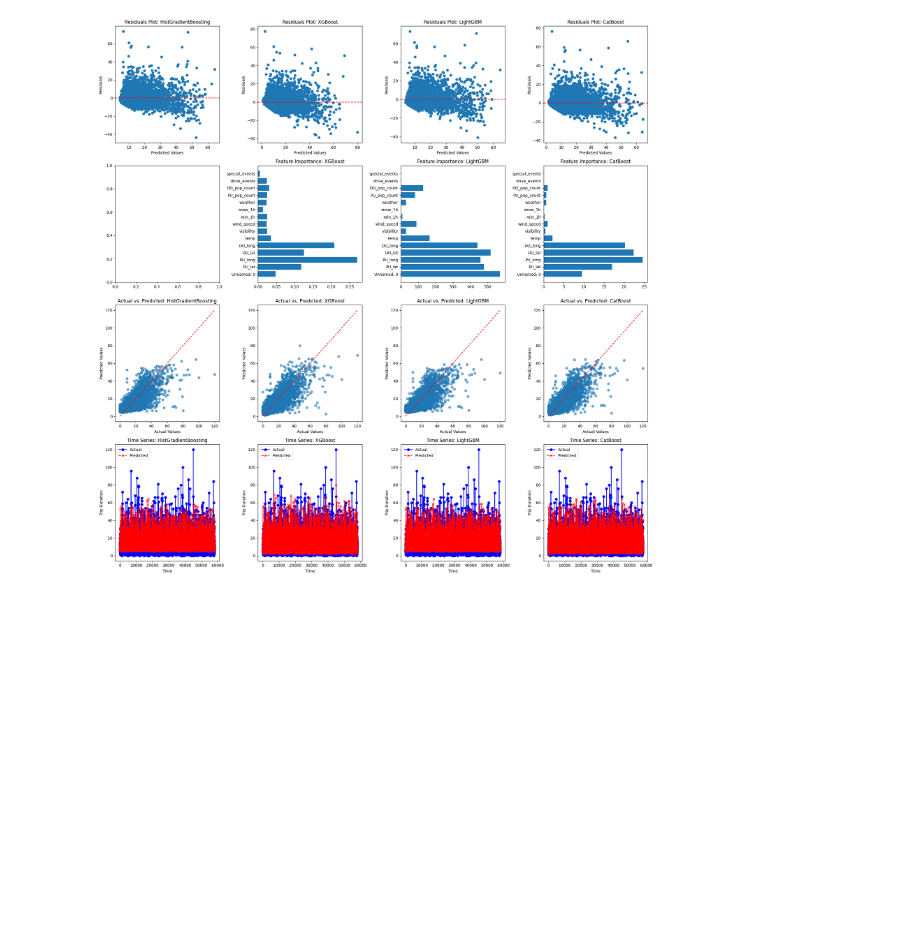
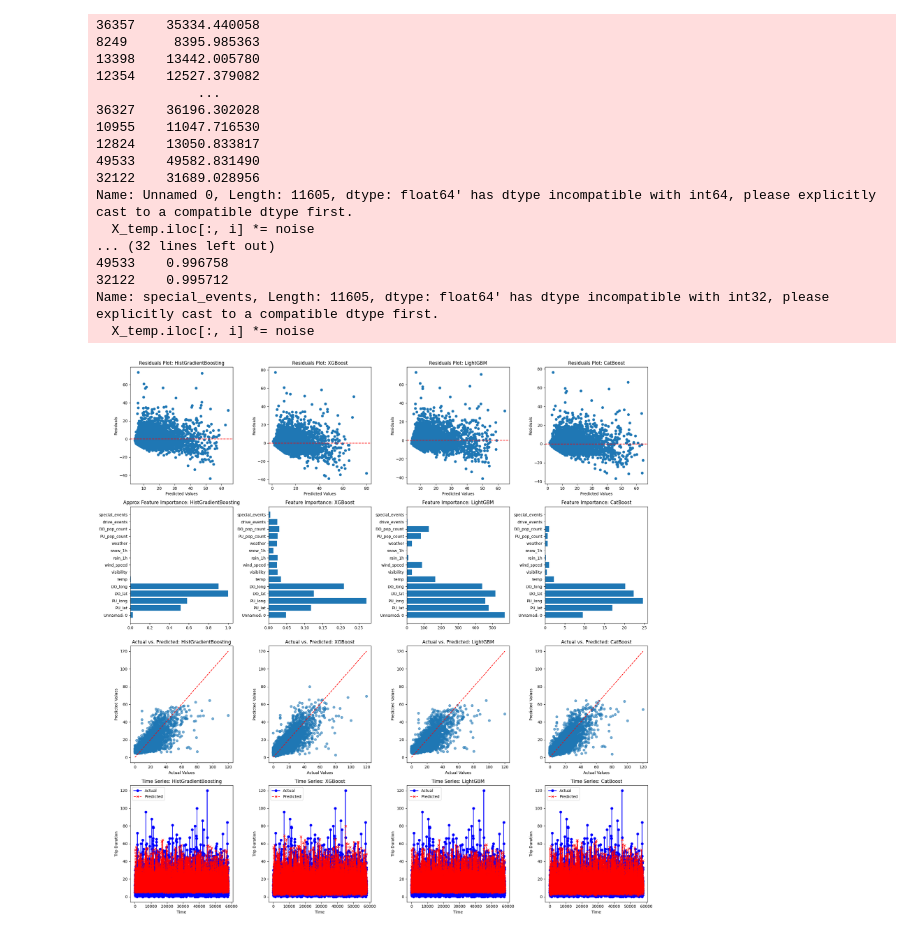
Before and after one commit to hethen92/Traffic-Model, a Jupyter notebook: Algorithm/Traffic Model.ipynb, the cells around one changed output. Cells and saved outputs as stored; diff of their text form; code cells hidden in the pictures; blank space fills up the shorter version.

Commit message:
fixed histgrad feature importance

```diff
--- a/Algorithm/Traffic Model.ipynb
+++ b/Algorithm/Traffic Model.ipynb
@@ -10,6 +10,7 @@ import lightgbm as lgb
 import catboost as cb
 import matplotlib.pyplot as plt
 from sklearn.preprocessing import LabelEncoder
+
 
 # Load and preprocess data
 data = pd.read_csv('master.csv')
@@ -105,6 +106,21 @@ for idx, (name, y_pred) in enumerate(predictions.items()):
         axs[1, idx].set_yticks(range(len(X.columns)))
         axs[1, idx].set_yticklabels(X.columns)
         axs[1, idx].set_title(f'Feature Importance: {name}')
+    elif name == 'HistGradientBoosting':
+        # Calculate approximate feature importance for HistGradientBoosting
+        baseline_pred = model.predict(X_test)
+        importances = np.zeros(X_test.shape[1])
+        for i in range(X_test.shape[1]):
+            X_temp = X_test.copy()
+            noise = np.random.normal(1, 0.01, X_temp.shape[0])
+            X_temp.iloc[:, i] *= noise
+            new_pred = model.predict(X_temp)
+            importances[i] = np.mean(np.abs(new_pred - baseline_pred))
+        importances /= np.max(importances)
+        axs[1, idx].barh(range(len(importances)), importances)
+        axs[1, idx].set_yticks(range(len(X.columns)))
+        axs[1, idx].set_yticklabels(X.columns)
+        axs[1, idx].set_title(f'Approx Feature Importance: {name}')
 
     # Comparison Scatter Plot
     axs[2, idx].scatter(y_test, y_pred, alpha=0.6)
@@ -116,31 +132,48 @@ for idx, (name, y_pred) in enumerate(predictions.items()):
     # Time Series Plot
     sorted_indices = y_test.sort_index().index
     axs[3, idx].plot(y_test.sort_index(), label='Actual', color='blue', marker='o')
     axs[3, idx].plot(pd.Series(y_pred, index=sorted_indices), label='Predicted', color='red', linestyle='--', marker='x')
     axs[3, idx].set_title(f'Time Series: {name}')
     axs[3, idx].set_xlabel('Time')
     axs[3, idx].set_ylabel('Trip Duration')
     axs[3, idx].legend()
 
 plt.tight_layout()
 plt.show()
 # %% [output]
 Metrics for HistGradientBoosting:
   Mean Absolute Error (MAE): 3.974
   Mean Squared Error (MSE): 33.224
   Root Mean Squared Error (RMSE): 5.764
   R-squared (R2): 0.620
   Mean Absolute Percentage Error (MAPE): 50.732%
 
 Metrics for XGBoost:
   Mean Absolute Error (MAE): 3.677
   Mean Squared Error (MSE): 30.219
   Root Mean Squared Error (RMSE): 5.497
   R-squared (R2): 0.654
 ... (17 lines left out)
   Mean Squared Error (MSE): 29.812
   Root Mean Squared Error (RMSE): 5.460
   R-squared (R2): 0.659
   Mean Absolute Percentage Error (MAPE): 43.466%
 [figure]
+36357    35334.440058
+8249      8395.985363
+13398    13442.005780
+12354    12527.379082
+             ...
+36327    36196.302028
+10955    11047.716530
+12824    13050.833817
+49533    49582.831490
+32122    31689.028956
+Name: Unnamed 0, Length: 11605, dtype: float64' has dtype incompatible with int64, please explicitly cast to a compatible dtype first.
+  X_temp.iloc[:, i] *= noise
+... (32 lines left out)
+49533    0.996758
+32122    0.995712
+Name: special_events, Length: 11605, dtype: float64' has dtype incompatible with int32, please explicitly cast to a compatible dtype first.
+  X_temp.iloc[:, i] *= noise
-[figure, old version]
+[figure, new version]
```
